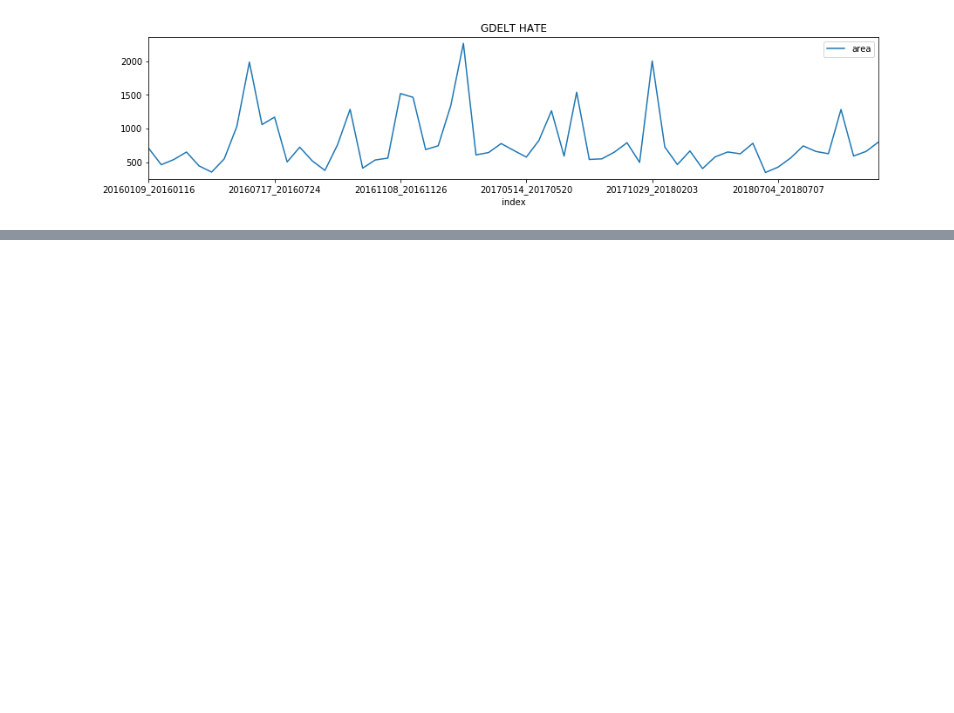
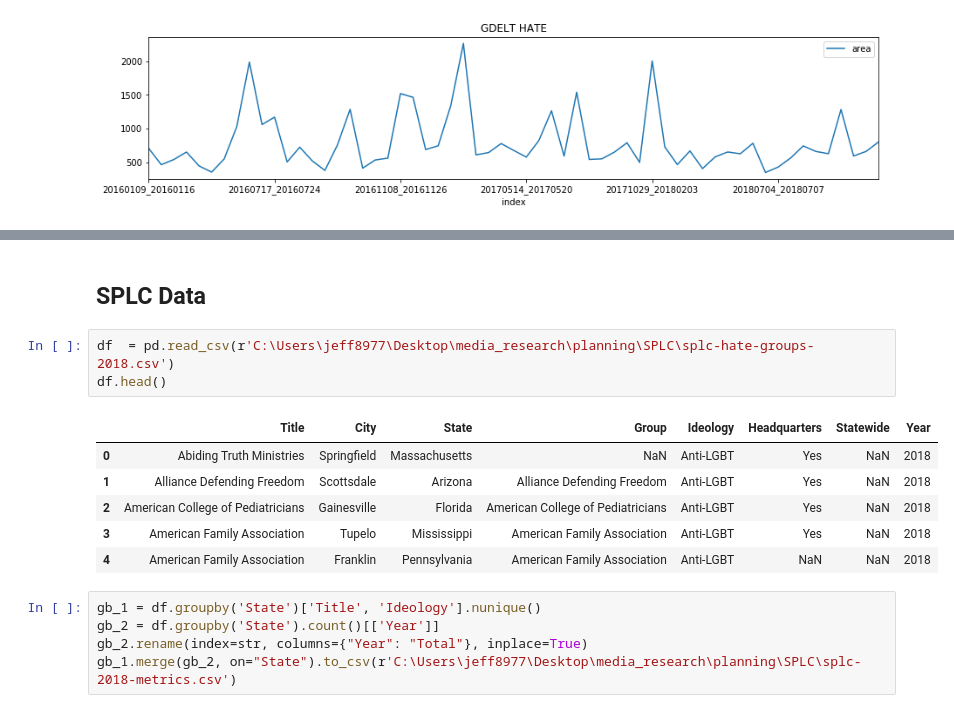
Before and after one commit to Jwmazzi/media_research, a Jupyter notebook: planning/GDELT Overview.ipynb, the cells around one changed output, grey strips where cells are left out. Cells and saved outputs as stored; diff of their text form; blank space fills up the shorter version.

```diff
--- a/planning/GDELT Overview.ipynb
+++ b/planning/GDELT Overview.ipynb
@@ -102,0 +132,17 @@ df.head()
+# %% [markdown]
+## SPLC Data
+# %%
+df  = pd.read_csv(r'C:\Users\jeff8977\Desktop\media_research\planning\SPLC\splc-hate-groups-2018.csv')
+df.head()
+# %% [output]
+|  | Title | City | State | Group | Ideology | Headquarters | Statewide | Year |
+| 0 | Abiding Truth Ministries | Springfield | Massachusetts | NaN | Anti-LGBT | Yes | NaN | 2018 |
+| 1 | Alliance Defending Freedom | Scottsdale | Arizona | Alliance Defending Freedom | Anti-LGBT | Yes | NaN | 2018 |
+| 2 | American College of Pediatricians | Gainesville | Florida | American College of Pediatricians | Anti-LGBT | Yes | NaN | 2018 |
+| 3 | American Family Association | Tupelo | Mississippi | American Family Association | Anti-LGBT | Yes | NaN | 2018 |
+| 4 | American Family Association | Franklin | Pennsylvania | American Family Association | Anti-LGBT | NaN | NaN | 2018 |
+# %%
+gb_1 = df.groupby('State')['Title', 'Ideology'].nunique()
+gb_2 = df.groupby('State').count()[['Year']]
+gb_2.rename(index=str, columns={"Year": "Total"}, inplace=True)
+gb_1.merge(gb_2, on="State").to_csv(r'C:\Users\jeff8977\Desktop\media_research\planning\SPLC\splc-2018-metrics.csv')
```
Also changed, not shown: parts of 5 cells of this notebook, 12 other files.
